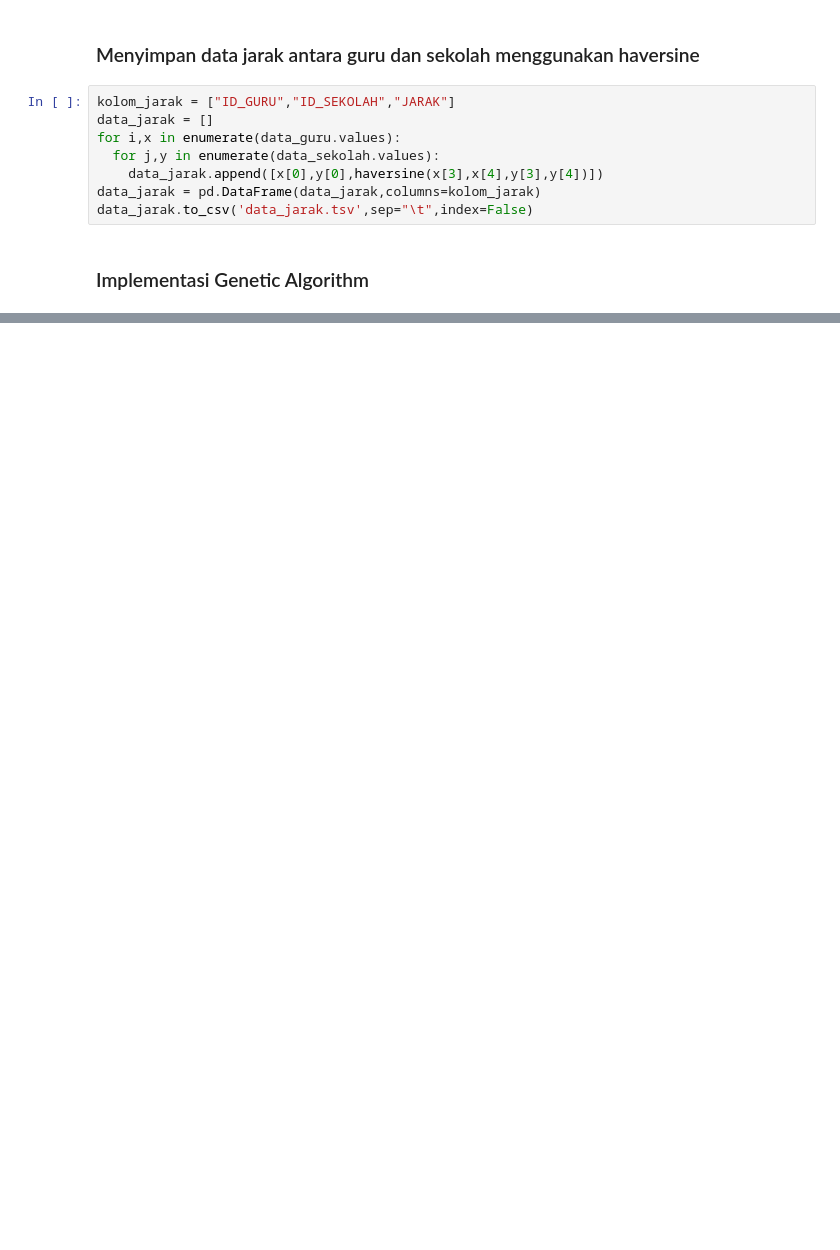
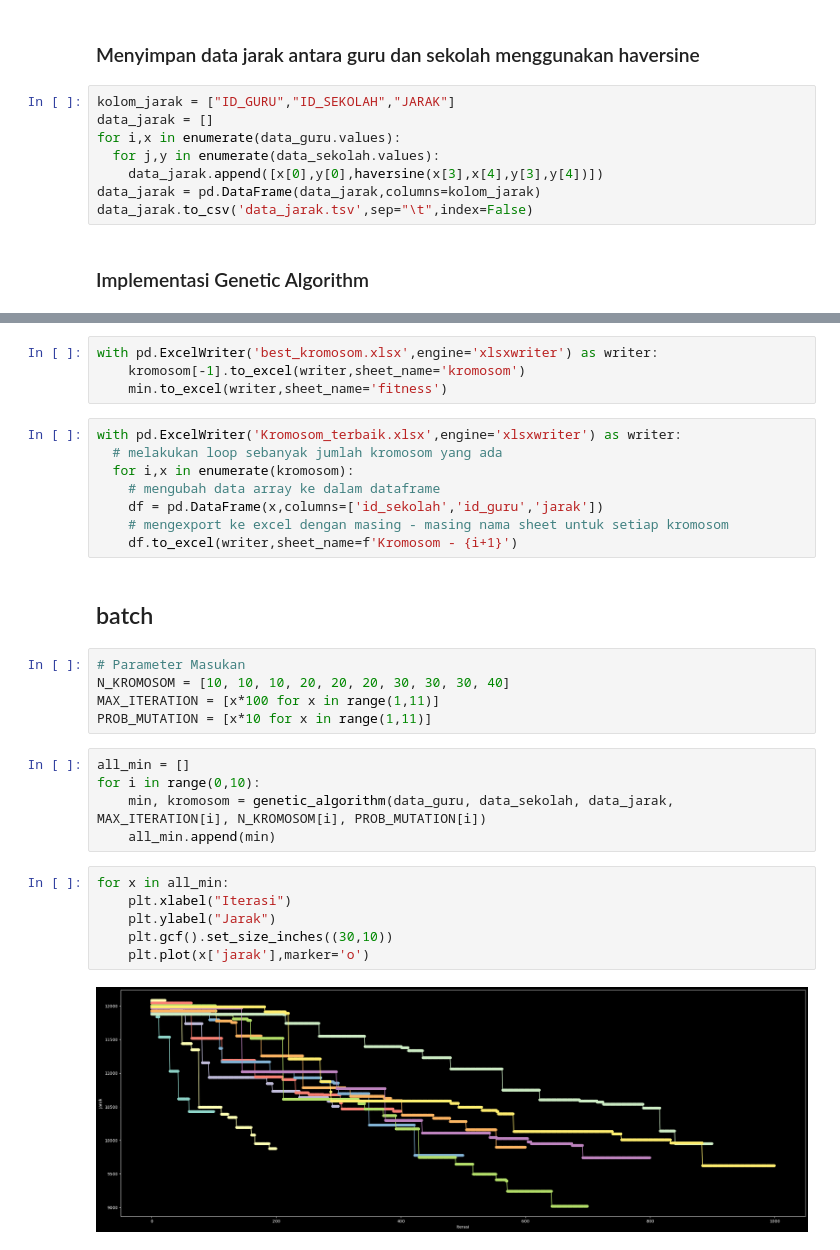
Before and after one commit to imniwa/GeneticAlgorithm, a Jupyter notebook: note.ipynb, the cells around one changed output, grey strips where cells are left out. Saved outputs shown, nothing was run; the diff lists cells and outputs as text; blank space fills up the shorter version.

```diff
--- a/note.ipynb
+++ b/note.ipynb
@@ -227,0 +226,32 @@ plt.plot(min['jarak'],marker='o')
+# %%
+with pd.ExcelWriter('best_kromosom.xlsx',engine='xlsxwriter') as writer:
+    kromosom[-1].to_excel(writer,sheet_name='kromosom')
+    min.to_excel(writer,sheet_name='fitness')
+# %%
+with pd.ExcelWriter('Kromosom_terbaik.xlsx',engine='xlsxwriter') as writer:
+  # melakukan loop sebanyak jumlah kromosom yang ada
+  for i,x in enumerate(kromosom):
+    # mengubah data array ke dalam dataframe
+    df = pd.DataFrame(x,columns=['id_sekolah','id_guru','jarak'])
+    # mengexport ke excel dengan masing - masing nama sheet untuk setiap kromosom
+    df.to_excel(writer,sheet_name=f'Kromosom - {i+1}')
+# %% [markdown]
+## batch
+# %%
+# Parameter Masukan
+N_KROMOSOM = [10, 10, 10, 20, 20, 20, 30, 30, 30, 40]
+MAX_ITERATION = [x*100 for x in range(1,11)]
+PROB_MUTATION = [x*10 for x in range(1,11)]
+# %%
+all_min = []
+for i in range(0,10):
+    min, kromosom = genetic_algorithm(data_guru, data_sekolah, data_jarak, MAX_ITERATION[i], N_KROMOSOM[i], PROB_MUTATION[i])
+    all_min.append(min)
+# %%
+for x in all_min:
+    plt.xlabel("Iterasi")
+    plt.ylabel("Jarak")
+    plt.gcf().set_size_inches((30,10))
+    plt.plot(x['jarak'],marker='o')
+# %% [output]
+[figure, added]
```
Also changed, not shown: parts of 6 cells of this notebook, 2 other files.
